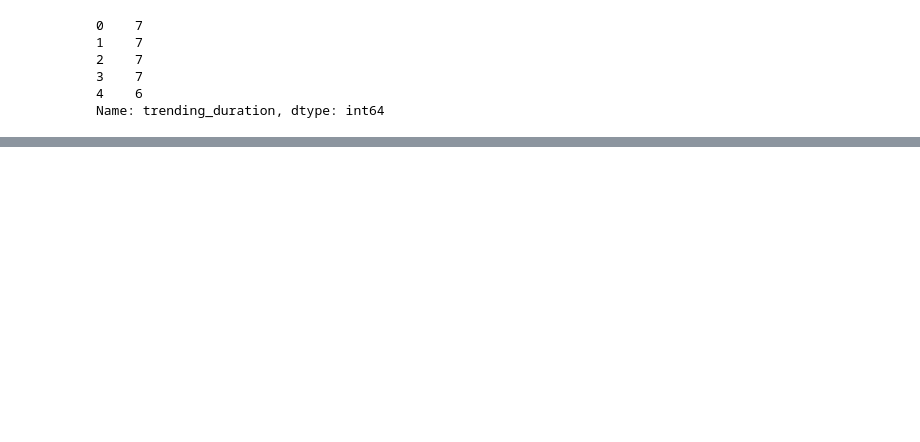
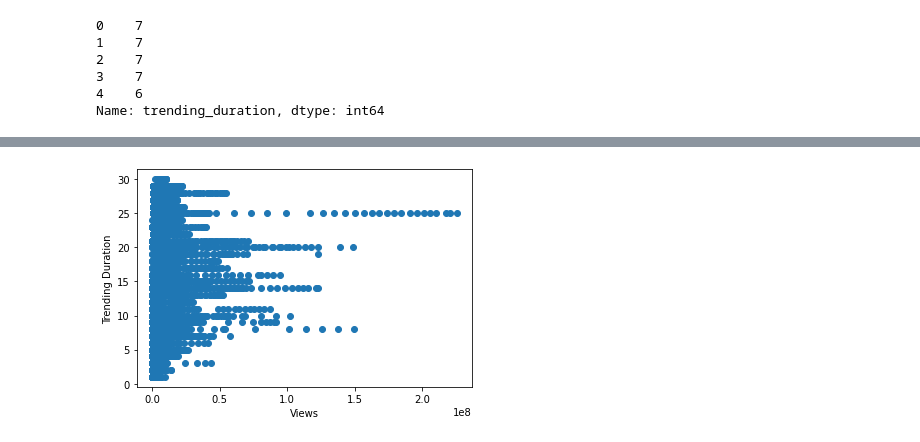
Before and after one commit to RN2D-Project/BootCamp_Project, a Jupyter notebook: Machine_Learning_Model.ipynb, the cells around one changed output, grey strips where cells are left out. Cells and saved outputs as stored; diff of their text form; code cells hidden in the pictures; blank space fills up the shorter version.

```diff
--- a/Machine_Learning_Model.ipynb
+++ b/Machine_Learning_Model.ipynb
@@ -77,0 +148,7 @@ model = LinearRegression()
+# %%
+plt.scatter(cleanvideos_df.views, cleanvideos_df.trending_duration)
+plt.xlabel('Views')
+plt.ylabel('Trending Duration')
+plt.show()
+# %% [output]
+[figure, added]
```
Also changed, not shown: parts of 26 cells of this notebook.
